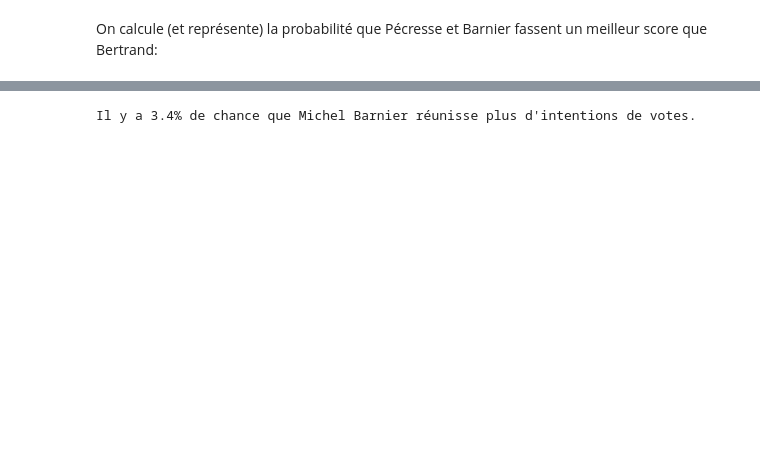
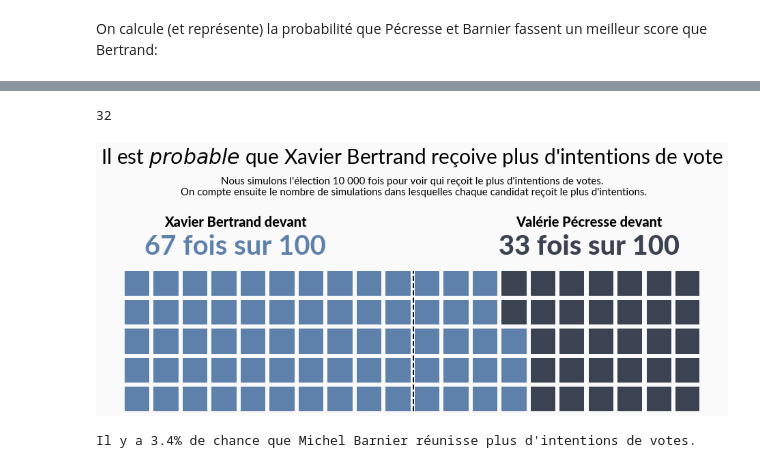
Before and after one commit to pollsposition/presidentielles, a Jupyter notebook: notebooks/20210906-ipsos-sopra-steria.ipynb, the cells around one changed output, grey strips where cells are left out. Drawn from its saved outputs; the diff is of its cells as text; code cells hidden in the pictures; blank space fills up the shorter version.

Commit message:
update notebook with whos favored curve

```diff
--- a/notebooks/20210906-ipsos-sopra-steria.ipynb
+++ b/notebooks/20210906-ipsos-sopra-steria.ipynb
@@ -138,3 +95,73 @@ plt.show()
+# %%
+num_pecresse = int(100*p_pecresse_greater)
+data = {'Xavier Bertrand':100-num_pecresse, 'Valérie Pécresse': num_pecresse}
+
+plt.rcParams['font.family'] = 'Lato'
+#plt.rcParams['font.sans-serif'] = 'Futura'
+
+print(num_pecresse)
+fig = plt.figure(
+    FigureClass=Waffle,
+    rows=5,
+    columns=20,  # Either rows or columns could be omitted
+    values=list(data.values()),
+    figsize=(12,8),
+    colors=["#5e81ac", "#3b4252"]
+)
+fig.ax.axvline(x=2.06, ymax=3, ls='--', lw=2, color='black')
+fig.text(
+    x=0.2,
+    y=0.79,
+    ha="center",
+    s="Xavier Bertrand devant",
+        fontweight="heavy",
+    fontsize=20,
+)
+fig.text(
+    x=0.2,
+    y=0.72,
+    ha="center",
+    s="67 fois sur 100",
+    fontsize=40,
+    fontweight="bold",
+    color="#5e81ac"
+)
+fig.text(
+    x=0.8,
+    y=0.79,
+    ha="center",
+    s="Valérie Pécresse devant",
+        fontweight="heavy",
+    fontsize=20,
+)
+fig.text(
+    x=0.8,
+    y=0.72,
+    ha="center",
+    s="33 fois sur 100",
+    fontsize=40,
+    fontweight="heavy",
+    color="#3b4252"
+)
+fig.text(
+    x=0.5,
+    y=0.95,
+    ha="center",
+    s="Il est $\it{probable}$ que Xavier Bertrand reçoive plus d'intentions de vote",
+    fontsize=30
+)
+fig.text(
+    x=0.5,
+    y=0.87,
+    ha="center",
+    s="Nous simulons l'élection 10 000 fois pour voir qui reçoit le plus d'intentions de votes.\n On compte ensuite le nombre de simulations dans lesquelles chaque candidat reçoit le plus d'intentions.",
+    fontsize=15
+)
+fig.show()
+fig.set_facecolor('#fafafa')
+# %% [output]
+32
+[figure, added]
 # %%
 p_barnier_greater = np.sum(posterior['Michel Barnier'] > posterior['Xavier Bertrand']) /  1_000
 print(f"Il y a {100*p_barnier_greater:.1f}% de chance que Michel Barnier réunisse plus d'intentions de votes.")
```
Also changed, not shown: parts of 4 cells of this notebook.
